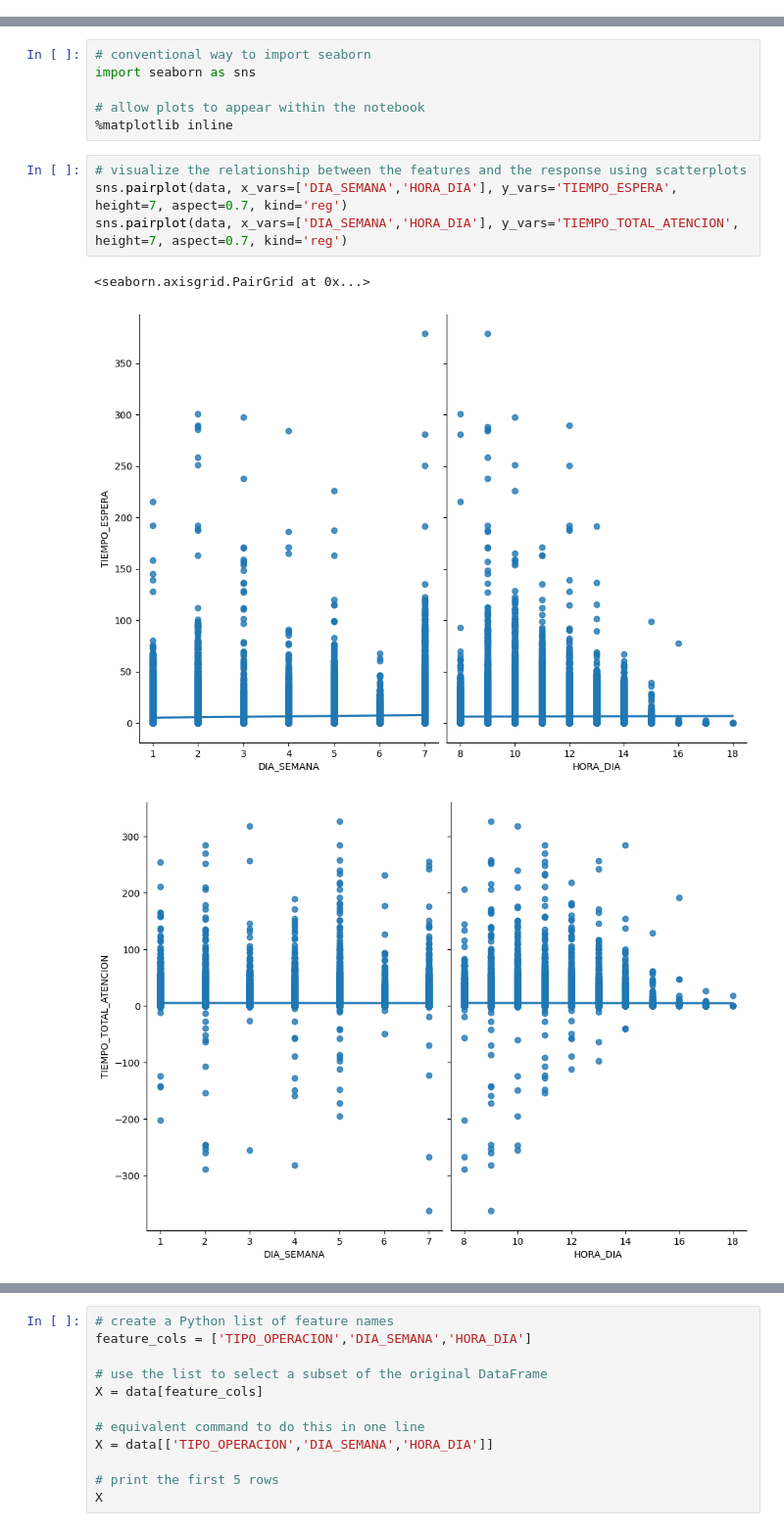
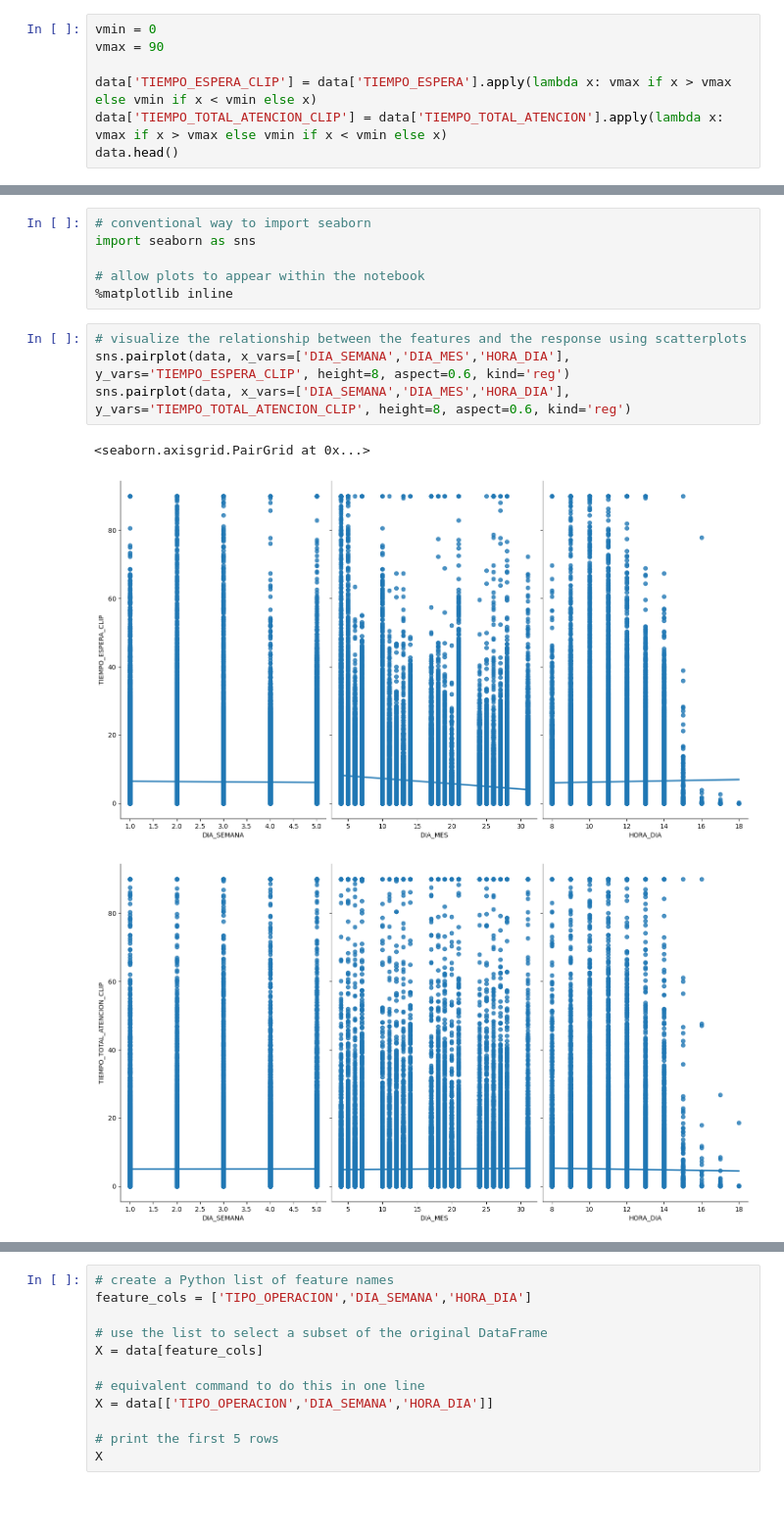
Before and after one commit to jtsoya539/fpuna-cdpython, a Jupyter notebook: modulo5/ReporteFinal.ipynb, the cells around one changed output, grey strips where cells are left out. Shown at 98% size. Saved outputs shown, nothing was run; the diff lists cells and outputs as text; blank space fills up the shorter version.

```diff
--- a/modulo5/ReporteFinal.ipynb
+++ b/modulo5/ReporteFinal.ipynb
@@ -225,0 +265,7 @@ data.shape
+# %%
+vmin = 0
+vmax = 90
+
+data['TIEMPO_ESPERA_CLIP'] = data['TIEMPO_ESPERA'].apply(lambda x: vmax if x > vmax else vmin if x < vmin else x)
+data['TIEMPO_TOTAL_ATENCION_CLIP'] = data['TIEMPO_TOTAL_ATENCION'].apply(lambda x: vmax if x > vmax else vmin if x < vmin else x)
+data.head()
@@ -231,9 +318,9 @@ import seaborn as sns
 %matplotlib inline
 # %%
 # visualize the relationship between the features and the response using scatterplots
-sns.pairplot(data, x_vars=['DIA_SEMANA','HORA_DIA'], y_vars='TIEMPO_ESPERA', height=7, aspect=0.7, kind='reg')
-sns.pairplot(data, x_vars=['DIA_SEMANA','HORA_DIA'], y_vars='TIEMPO_TOTAL_ATENCION', height=7, aspect=0.7, kind='reg')
+sns.pairplot(data, x_vars=['DIA_SEMANA','DIA_MES','HORA_DIA'], y_vars='TIEMPO_ESPERA_CLIP', height=8, aspect=0.6, kind='reg')
+sns.pairplot(data, x_vars=['DIA_SEMANA','DIA_MES','HORA_DIA'], y_vars='TIEMPO_TOTAL_ATENCION_CLIP', height=8, aspect=0.6, kind='reg')
 # %% [output]
 <seaborn.axisgrid.PairGrid at 0x...>
-[figure, old version]
+[figure, new version]
-[figure, old version]
+[figure, new version]
```
Also changed, not shown: parts of 12 cells of this notebook.
